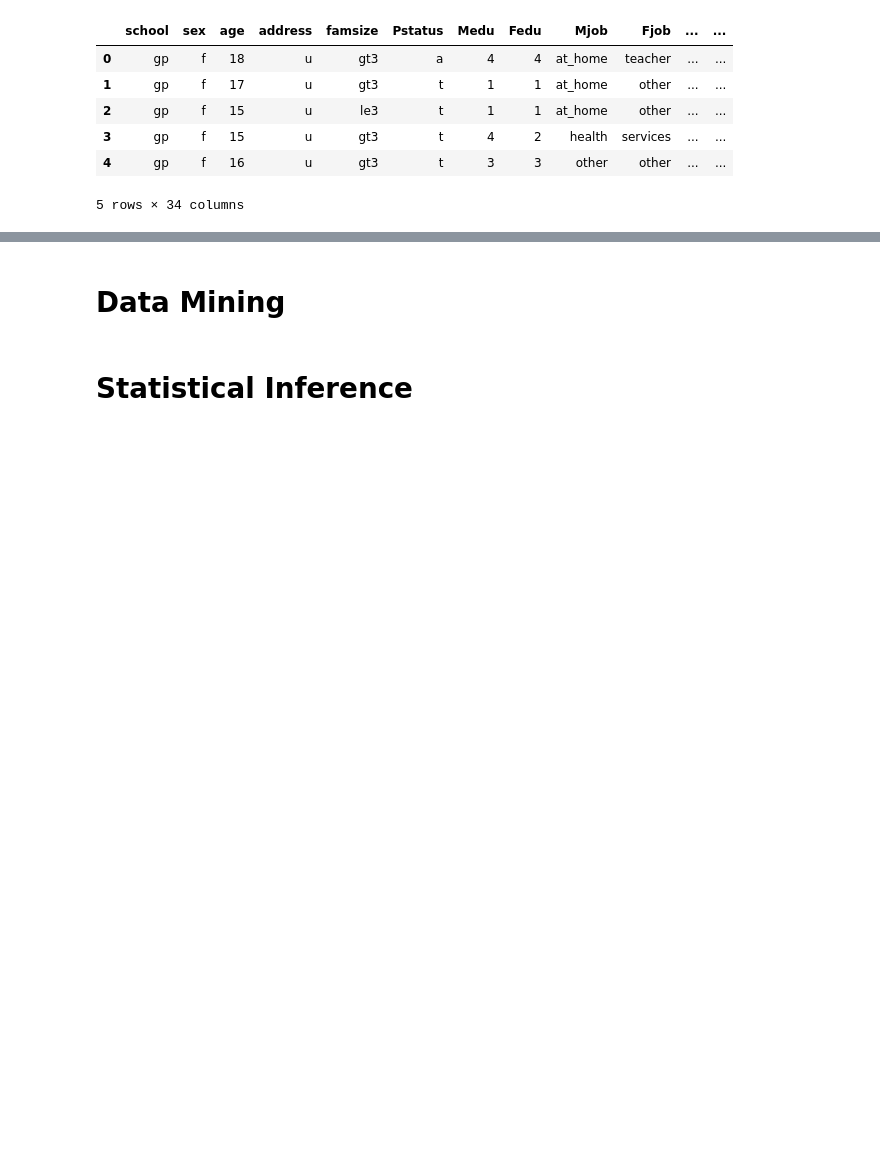
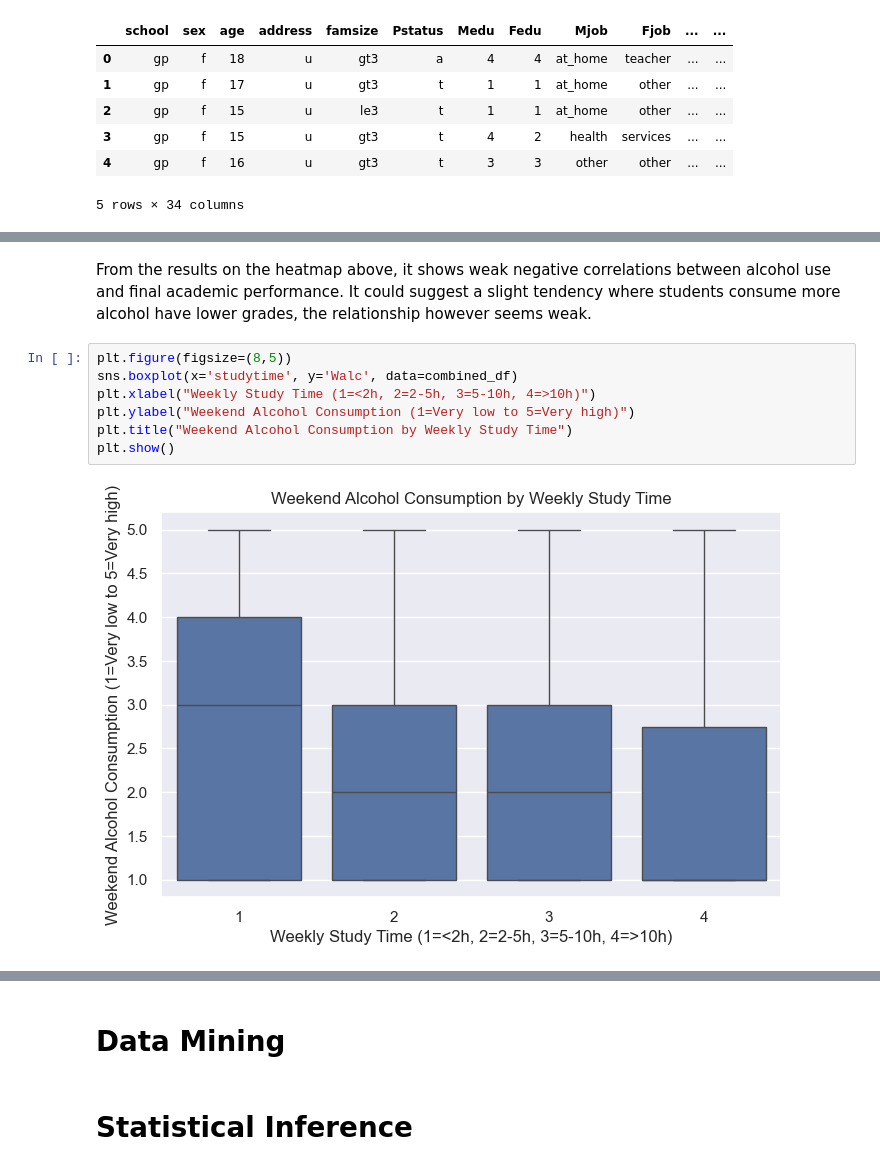
Before and after one commit to lonebono/CSMODEL, a Jupyter notebook: akbayanpartylistMCO.ipynb, the cells around one changed output, grey strips where cells are left out. Cells and saved outputs as stored; diff of their text form; blank space fills up the shorter version.

```diff
--- a/akbayanpartylistMCO.ipynb
+++ b/akbayanpartylistMCO.ipynb
@@ -427,0 +452,11 @@ memory usage: 277.4+ KB
+# %% [markdown]
+From the results on the heatmap above, it shows weak negative correlations between alcohol use and final academic performance. It could suggest a slight tendency where students consume more alcohol have lower grades, the relationship however seems weak.
+# %%
+plt.figure(figsize=(8,5))
+sns.boxplot(x='studytime', y='Walc', data=combined_df)
+plt.xlabel("Weekly Study Time (1=<2h, 2=2-5h, 3=5-10h, 4=>10h)")
+plt.ylabel("Weekend Alcohol Consumption (1=Very low to 5=Very high)")
+plt.title("Weekend Alcohol Consumption by Weekly Study Time")
+plt.show()
+# %% [output]
+[figure, added]
```
Also changed, not shown: parts of 16 cells of this notebook.
